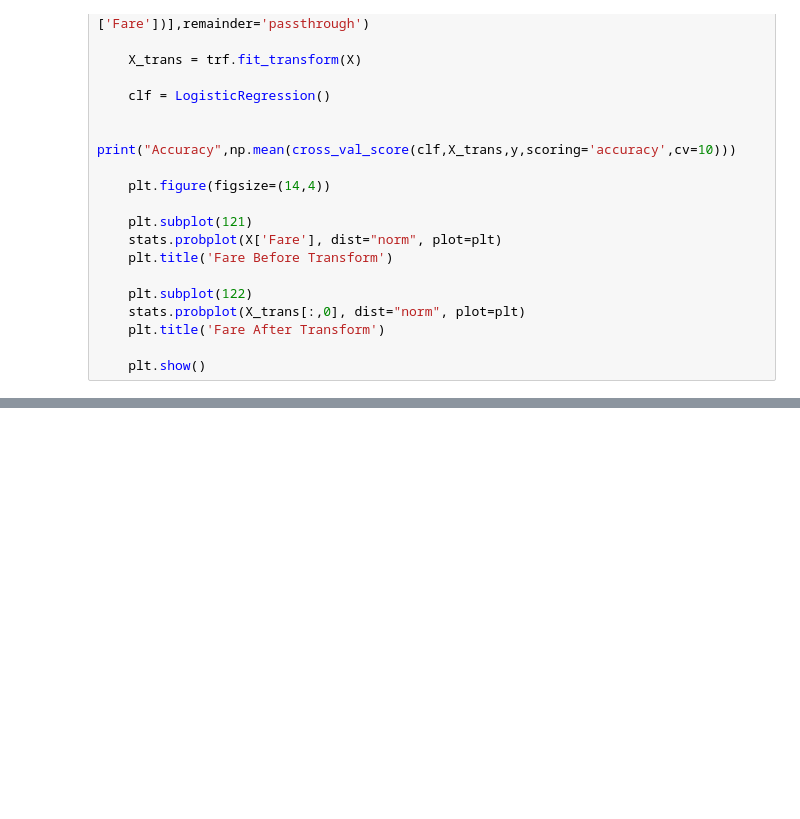
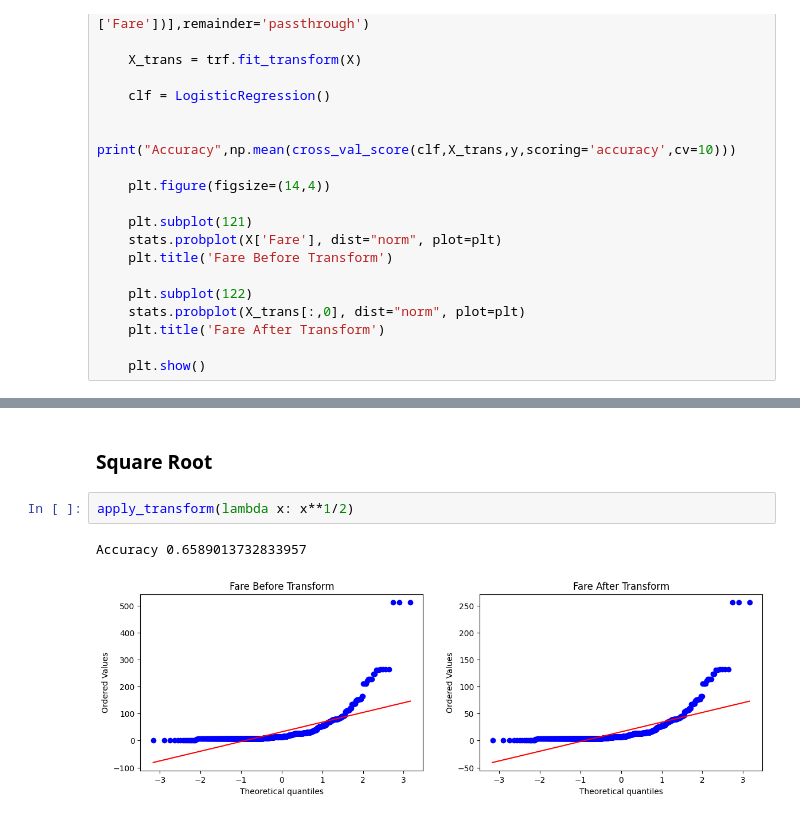
Before and after one commit to Foolmannn/ml-learnings, a Jupyter notebook: 5FeatureEngineering/Mathematical_Transformations/function_transformer.ipynb, the cells around one changed output, grey strips where cells are left out. Cells and saved outputs as stored; diff of their text form; blank space fills up the shorter version.

```diff
--- a/5FeatureEngineering/Mathematical_Transformations/function_transformer.ipynb
+++ b/5FeatureEngineering/Mathematical_Transformations/function_transformer.ipynb
@@ -251,0 +260,7 @@ Accuracy 0.6195131086142323
+# %% [markdown]
+### Square Root
+# %%
+apply_transform(lambda x: x**1/2)
+# %% [output]
+Accuracy 0.6589013732833957
+[figure, added]
```
Also changed, not shown: parts of 8 cells of this notebook.
